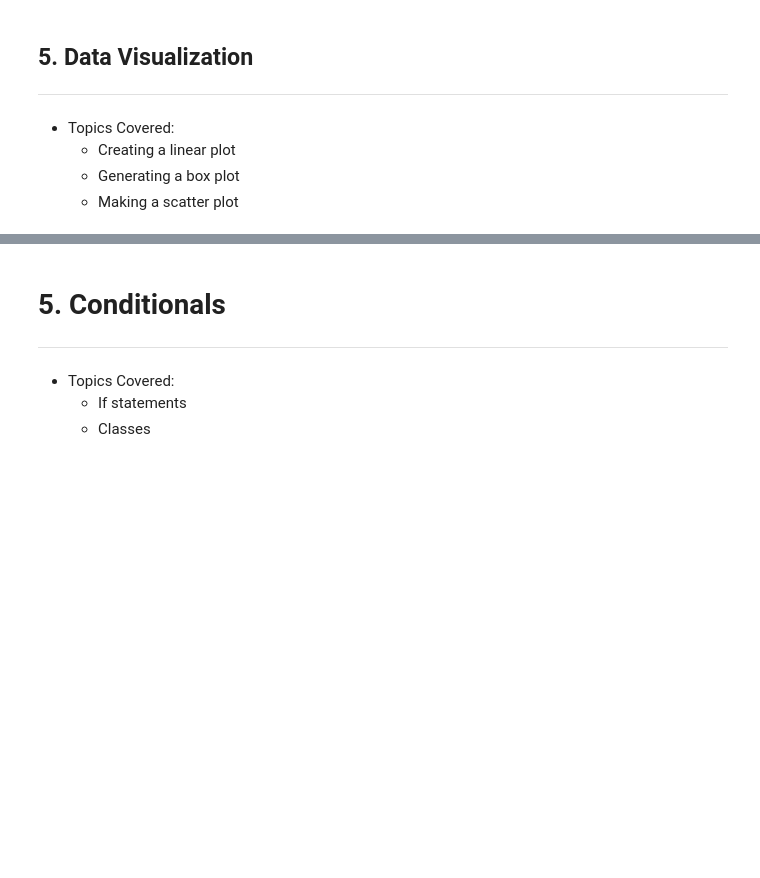
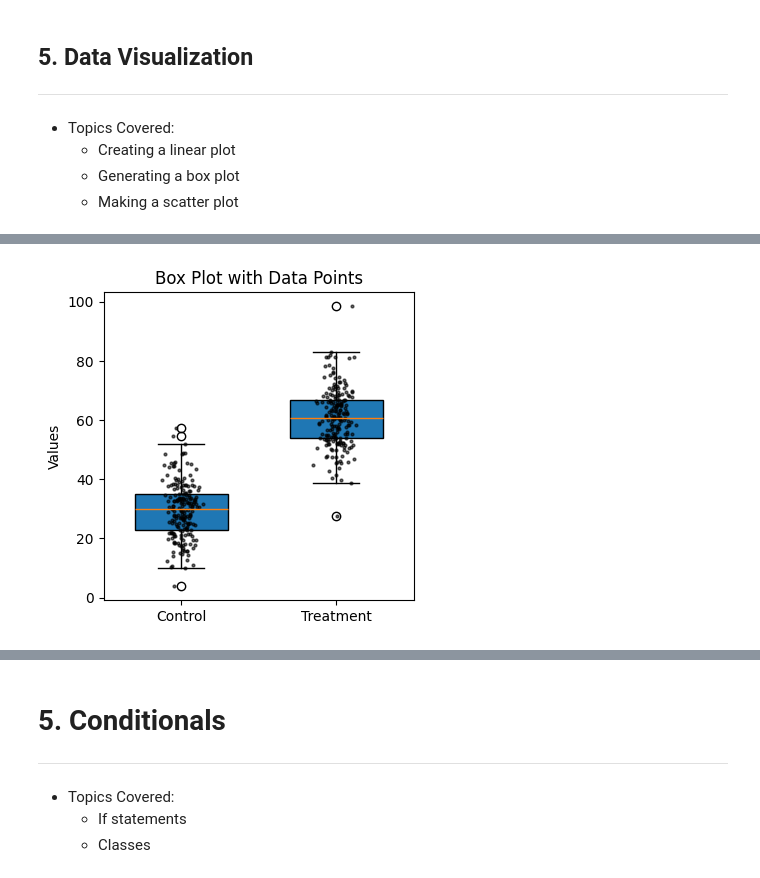
Before and after one commit to luisub/Python_Tutorial, a Jupyter notebook: tutorial1_basic_python.ipynb, the cells around one changed output, grey strips where cells are left out. Saved outputs shown, nothing was run; the diff lists cells and outputs as text; code cells hidden in the pictures; blank space fills up the shorter version.

```diff
--- a/tutorial1_basic_python.ipynb
+++ b/tutorial1_basic_python.ipynb
@@ -205,25 +291,28 @@ plt.show()
 # %%
 # Create a box plot
+
 plt.figure(figsize=(4, 4))
 # Positions for the groups
 positions = [1, 2]
 
 # Creating the box plot with 'patch_artist=True' to enable face coloring
 box = plt.boxplot([df['Control'], df['Treatment']], tick_labels=['Control', 'Treatment'],
                   positions=positions, patch_artist=True, widths=0.6)
 
 # Coloring the boxes
-colors = ['blue', 'red']
-for patch, color in zip(box['boxes'], colors):
-    patch.set_facecolor(color)
+# colors = ['blue', 'red']
+# for patch, color in zip(box['boxes'], colors):
+#     patch.set_facecolor(color)
 
 # Adding data points on top of the box plots
 for i, data in enumerate([df['Control'], df['Treatment']], start=1):
-    x = np.random.normal(i, 0.04, size=len(data))  # Add some jitter to the x-values to spread the points
+    x = np.random.normal(i, 0.05, size=len(data))  # Add some jitter to the x-values to spread the points
     plt.plot(x, data, 'o', markersize=2, alpha=0.6, color='k')  # 'k' stands for black
 
 plt.title('Box Plot with Data Points')
 plt.ylabel('Values')
 plt.show()
+# %% [output]
+[figure, added]
 # %%
 plt.figure(figsize=(5, 4))
```
Also changed, not shown: parts of 15 cells of this notebook.
